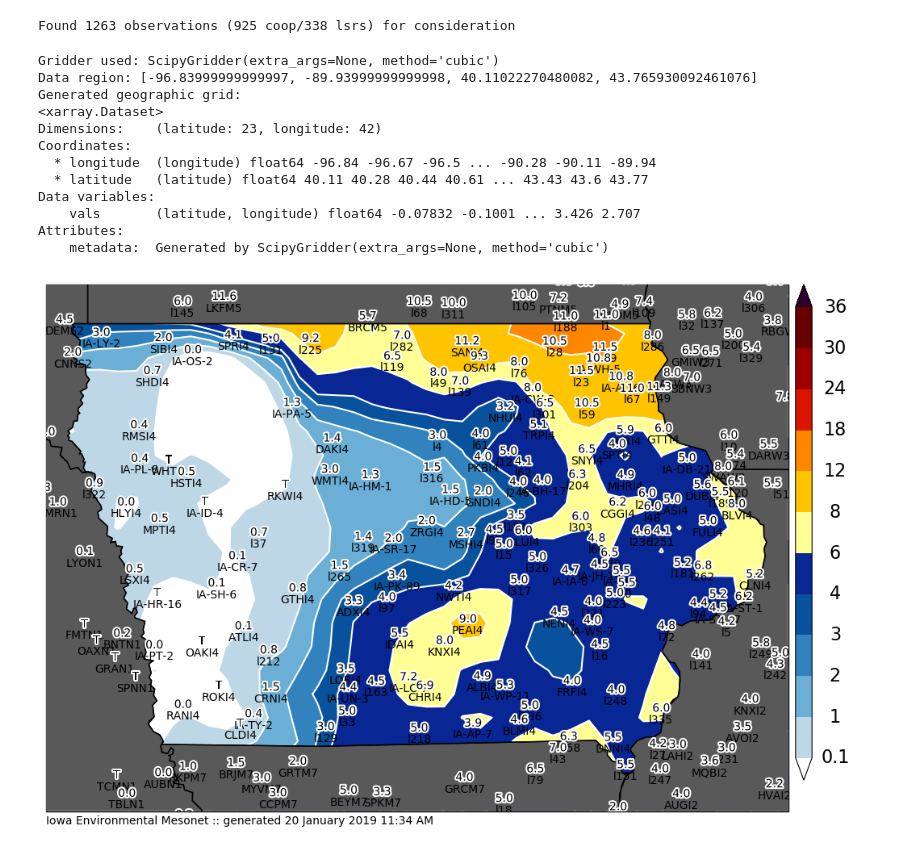
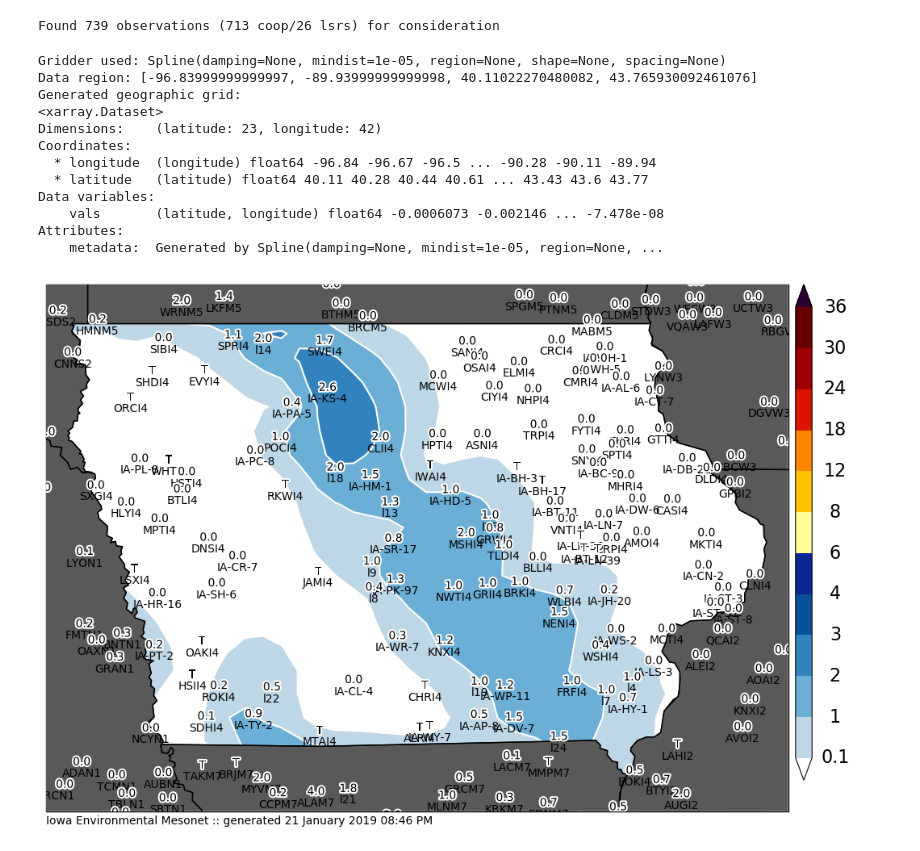
Before and after one commit to akrherz/DEV, a Jupyter notebook: coop/feature_snowfall_analysis.ipynb, the cells around one changed output. Saved outputs shown, nothing was run; the diff lists cells and outputs as text; code cells hidden in the pictures.

```diff
--- a/coop/feature_snowfall_analysis.ipynb
+++ b/coop/feature_snowfall_analysis.ipynb
@@ -78,9 +78,9 @@ def get_coop(dates):
     IEM.close()
     return data
 
-crows = get_coop( ['2019-01-19', '2019-01-20'] )
-sts = utc(2019, 1, 19, 12)
-ets = utc(2019, 1, 20, 12, 0)
+crows = get_coop( ['2019-01-21', '2019-01-22'] )
+sts = utc(2019, 1, 20, 12)
+ets = utc(2019, 1, 21, 12, 0)
 lrows = get_lsrs(sts, ets)
 
 df = pd.DataFrame(crows + lrows)
@@ -123,19 +123,20 @@ dfall = df
 #    dfall = pd.concat([df, pd.DataFrame(newrows)], ignore_index=True)
 dfall.set_index('label', inplace=True)
 # %% [output]
-Found 1263 observations (925 coop/338 lsrs) for consideration
+Found 739 observations (713 coop/26 lsrs) for consideration
 # %%
-cull = ['l252', 'l320', 'l45', 'IA-WP-6', 'l307', 'IA-KS-4', 'IA-WS-2', 'IA-KS-5', 'IA-MC-13', 'l215']
+cull = ['IA-WP-6', 'RANI4']
 if cull:
     dfall.at[cull, 'useme'] = False
 
-hardcode = [['WMTI4', 1.5]
+hardcode = [['IA-HM-1', 1.5]
            ]
 for sid, val in hardcode:
     dfall.at[sid, 'val'] = val
+    dfall.at[sid, 'datalabel'] = nice(val)
 
 dfall.sort_values('val', ascending=True, inplace=True)
-df2 = dfall[dfall.useme]
+df_useme = dfall[dfall.useme]
 
 # Our magic verde based gridding work here
 m = MapPlot(state='IA', sector='state')
@@ -153,49 +154,51 @@ lr = ccrs.Geodetic().transform_point(
 spacing = 10. / 60.
 reducer = vd.BlockReduce(reduction=np.max, spacing=spacing)
 coordinates, data = reducer.filter(
-    (df2['lon'].values, df2['lat'].values), df2['val'].values
+    (df_useme['lon'].values, df_useme['lat'].values), df_useme['val'].values
 )
 # project to merc
 projection = pyproj.Proj(proj="merc", lat_ts=42.)
 proj_coordinates = projection(*coordinates)
 
 # Now we can set up a gridder for the decimated data
-grd = vd.ScipyGridder(method="cubic").fit(proj_coordinates, data)
+# grd = vd.ScipyGridder(method="cubic").fit(proj_coordinates, data)
+grd = vd.Spline().fit(proj_coordinates, data)
 print("Gridder used:", grd)
 
 # Get the grid region in geographic coordinates
 region = [min(ll[0], ul[0]), max(lr[0], ur[0]), min(ll[1], ul[1]), max(ul[1], ur[1])]
 print("Data region:", region)
 
 grid = grd.grid(
     region=region,
     spacing=spacing,
     projection=projection,
     dims=["latitude", "longitude"],
     data_names=["vals"],
 )
 print("Generated geographic grid:")
 print(grid)
 m.contourf(grid.longitude, grid.latitude, grid.vals, clevs, cmap=cmap)
-df3 = df2[(df2['val']>=0) & (df2['val']<12)]
+df_useme_plot = df_useme[(df_useme['val']>=0) & (df_useme['val']<12)]
 m.plot_values(
-    df3['lon'], df3['lat'], df3['datalabel'], '%s', labels=df3.index.values,
+    df_useme_plot['lon'], df_useme_plot['lat'], df_useme_plot['datalabel'],
+    '%s', labels=df_useme_plot.index.values,
     textsize=10, labeltextsize=10, labelbuffer=0)
 m.postprocess(filename='test.png')
 # %% [output]
-Gridder used: ScipyGridder(extra_args=None, method='cubic')
+Gridder used: Spline(damping=None, mindist=1e-05, region=None, shape=None, spacing=None)
 Data region: [-96.83999999999997, -89.93999999999998, 40.11022270480082, 43.765930092461076]
 Generated geographic grid:
 <xarray.Dataset>
 Dimensions:    (latitude: 23, longitude: 42)
 Coordinates:
   * longitude  (longitude) float64 -96.84 -96.67 -96.5 ... -90.28 -90.11 -89.94
   * latitude   (latitude) float64 40.11 40.28 40.44 40.61 ... 43.43 43.6 43.77
 Data variables:
-    vals       (latitude, longitude) float64 -0.07832 -0.1001 ... 3.426 2.707
+    vals       (latitude, longitude) float64 -0.0006073 -0.002146 ... -7.478e-08
 Attributes:
-    metadata:  Generated by ScipyGridder(extra_args=None, method='cubic')
+    metadata:  Generated by Spline(damping=None, mindist=1e-05, region=None, ...
-[figure, old version]
+[figure, new version]
 # %%
 # now we are ready to plot!
 
```
Also changed, not shown: parts of 2 cells of this notebook, 1 other file.
